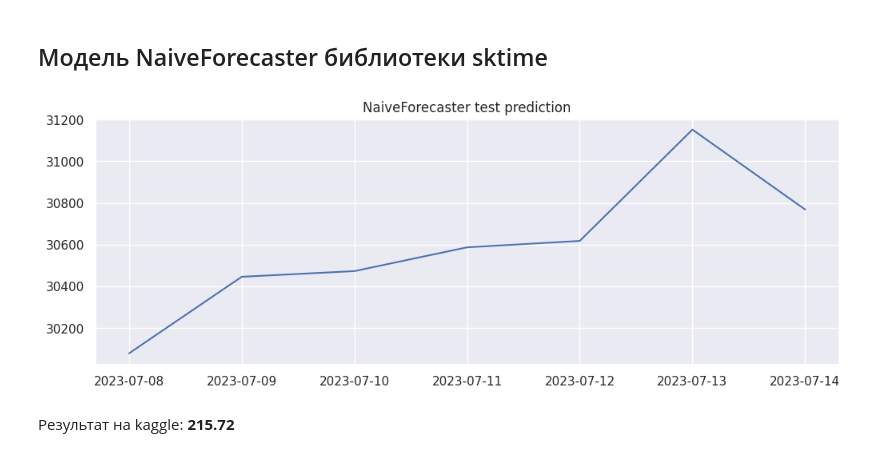
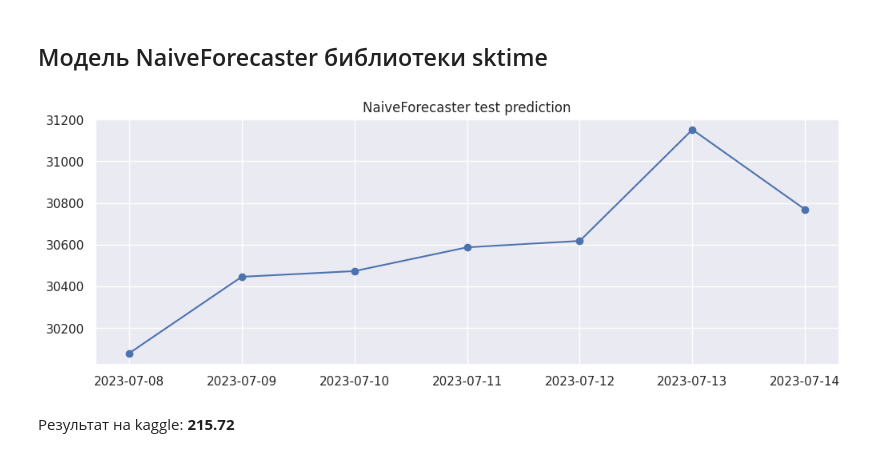
Before and after one commit to week8day/bitcoin-prediction, a Jupyter notebook: BTC_prediction_catboost.ipynb, the cells around one changed output. Cells and saved outputs as stored; diff of their text form; code cells hidden in the pictures.

```diff
--- a/BTC_prediction_catboost.ipynb
+++ b/BTC_prediction_catboost.ipynb
@@ -487,26 +487,26 @@ sp_nf = 10
 # %%
 X_train, X_test, y_train, y_test = preprocess_data(data, lag_start=lag_start_nf, lag_end=lag_end_nf, test_size=TEST_SIZE)
 
 fh = np.array(y_train.index)
 fh = pd.DataFrame(X_test.index)
 fh = np.array(fh[0].to_numpy())
 
 forecaster = NaiveForecaster(sp=sp_nf)
 forecaster.fit(y_train, X=X_train, fh=fh)
 preds = forecaster.predict(X=X_test, fh=fh)
 
 X_test['Date'] = data.index[-len(y_test):]
 X_test[TARGET] = preds.values
 X_test.set_index('Date', inplace=True)
 
 X_result = X_test[[TARGET]]
 
 plt.figure(figsize=(12, 4))
-plt.plot(X_result, label="prediction")
+plt.plot(X_result, 'o-', label="prediction")
 plt.grid(True)
 plt.title(f"NaiveForecaster test prediction");
 # %% [output]
-[figure, old version]
+[figure, new version]
 # %%
 X_result.to_csv(f'prediction_naive_sp-{sp_nf}_{lag_start_nf}-{lag_end_nf}.csv')
 # %% [markdown]
```
Also changed, not shown: parts of 7 cells of this notebook.
